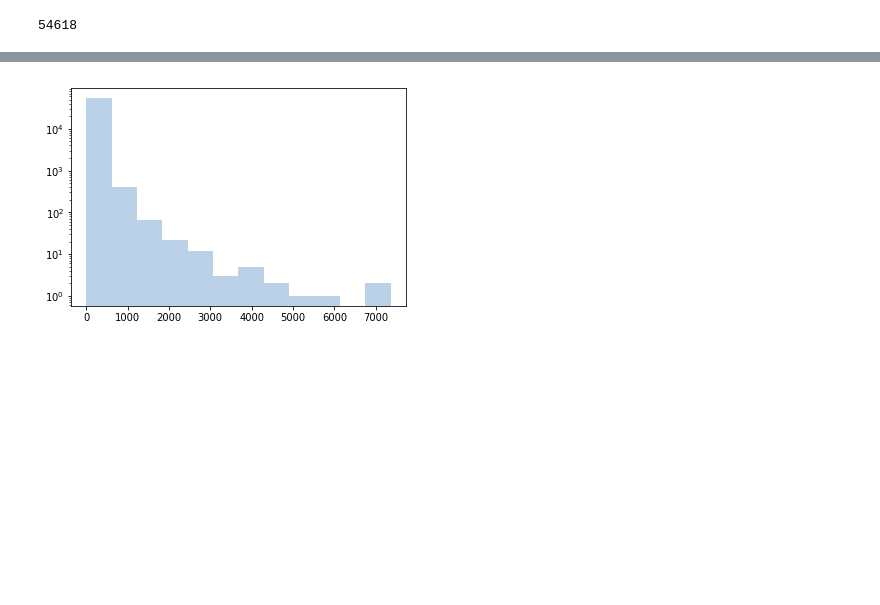
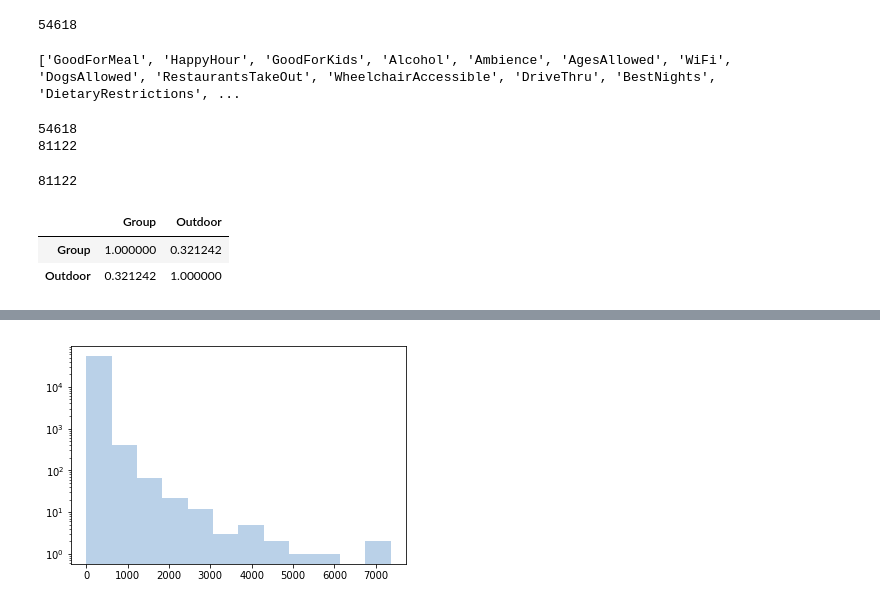
Before and after one commit to CharuMehndiratta/CSE-544-Project, a Jupyter notebook: Initial_Analysis.ipynb, the cells around one changed output, grey strips where cells are left out. Drawn from its saved outputs; the diff is of its cells as text; code cells hidden in the pictures; blank space fills up the shorter version.

```diff
--- a/Initial_Analysis.ipynb
+++ b/Initial_Analysis.ipynb
@@ -29,0 +80,64 @@ print(len(review_count))
+# %%
+print(attributes)
+# %% [output]
+['GoodForMeal', 'HappyHour', 'GoodForKids', 'Alcohol', 'Ambience', 'AgesAllowed', 'WiFi', 'DogsAllowed', 'RestaurantsTakeOut', 'WheelchairAccessible', 'DriveThru', 'BestNights', 'DietaryRestrictions', ...
+# %%
+food_places = []
+print(len(restaurants))
+
+for b in business:
+    attr = b['categories']
+    if [i for i in attr if i in filter_cat]:
+        food_places.append(b)
+
+
+print(len(food_places))
+# %% [output]
+54618
+81122
+# %%
+def get_out_level(NL):
+    if (NL == True):
+        return 1
+    if (NL == False):
+        return 0
+    print(NL)
+    return 0
+
+def get_group_level(AC):
+    if (AC == True):
+        return 1
+    if (AC == False):
+        return 0
+    print(AC)
+    return 0
+
+business_categories = []
+
+for b in food_places:
+        attr = b['attributes']
+        if 'RestaurantsGoodForGroups' in attr:
+            g_lvl = attr['RestaurantsGoodForGroups']
+        else:
+            g_lvl = False
+
+        if 'OutdoorSeating' in attr:
+            o_lvl = attr['OutdoorSeating']
+        else:
+            o_lvl = False
+
+        business_categories.append({
+            'Group': g_lvl,
+            'Outdoor': o_lvl
+        })
+
+print(len(business_categories))
+# %% [output]
+81122
+# %%
+business_categories_df = pd.DataFrame(business_categories)
+business_categories_df.corr()
+# %% [output]
+|  | Group | Outdoor |
+| Group | 1.000000 | 0.321242 |
+| Outdoor | 0.321242 | 1.000000 |
```
Also changed, not shown: parts of 25 cells of this notebook.
